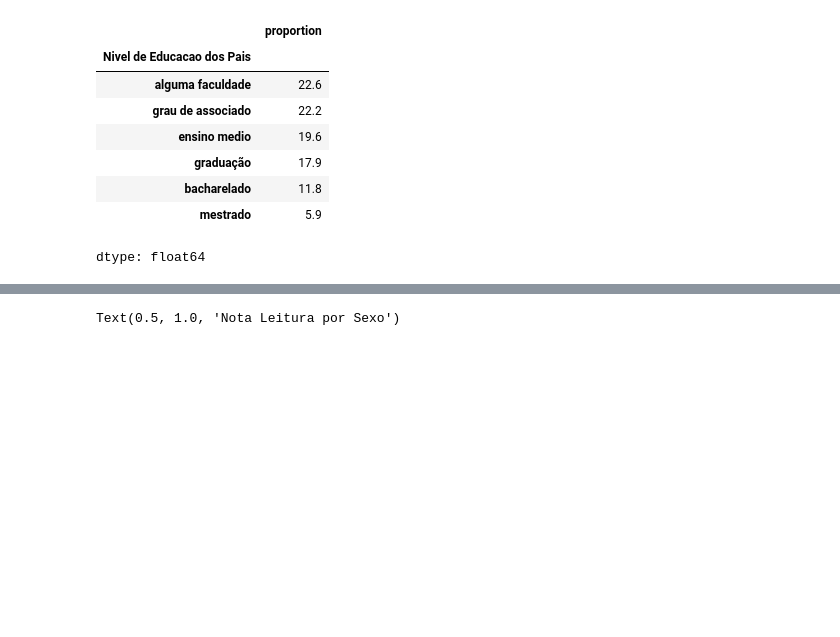
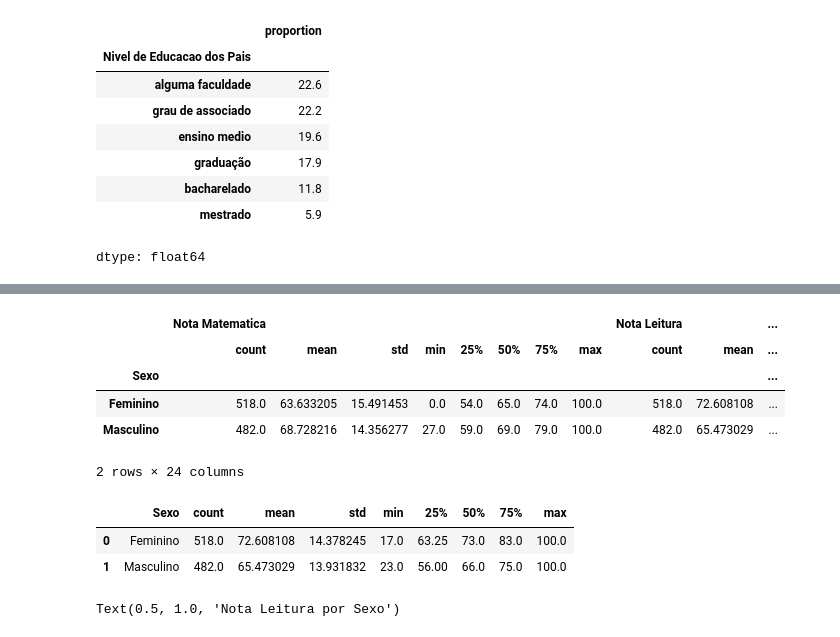
Before and after one commit to trunfo4608/FinancasApp, a Jupyter notebook: Proj_Caso_Escola.ipynb, the cells around one changed output, grey strips where cells are left out. Drawn from its saved outputs; the diff is of its cells as text; code cells hidden in the pictures; blank space fills up the shorter version.

```diff
--- a/Proj_Caso_Escola.ipynb
+++ b/Proj_Caso_Escola.ipynb
@@ -215,3 +221,18 @@ Text(0.5, 1.0, 'Nota Matematica por Sexo')
+# %%
+df_novo.groupby( by=['Sexo'] ).describe()
+# %% [output]
+|  | Nota Matematica |  |  |  |  |  |  |  | Nota Leitura |  | ... |
+|  | count | mean | std | min | 25% | 50% | 75% | max | count | mean | ... |
+| Sexo |  |  |  |  |  |  |  |  |  |  | ... |
+| Feminino | 518.0 | 63.633205 | 15.491453 | 0.0 | 54.0 | 65.0 | 74.0 | 100.0 | 518.0 | 72.608108 | ... |
+| Masculino | 482.0 | 68.728216 | 14.356277 | 27.0 | 59.0 | 69.0 | 79.0 | 100.0 | 482.0 | 65.473029 | ... |
+2 rows × 24 columns
+# %%
+df_novo.groupby( by=['Sexo'] ).describe()['Nota Leitura'].reset_index()
+# %% [output]
+|  | Sexo | count | mean | std | min | 25% | 50% | 75% | max |
+| 0 | Feminino | 518.0 | 72.608108 | 14.378245 | 17.0 | 63.25 | 73.0 | 83.0 | 100.0 |
+| 1 | Masculino | 482.0 | 65.473029 | 13.931832 | 23.0 | 56.00 | 66.0 | 75.0 | 100.0 |
 # %%
 ax = sns.boxplot(data=df_novo,x='Nota Leitura',y='Sexo',palette=['red','blue'])
 ax.set_title('Nota Leitura por Sexo')
```
Also changed, not shown: parts of 4 cells of this notebook.
